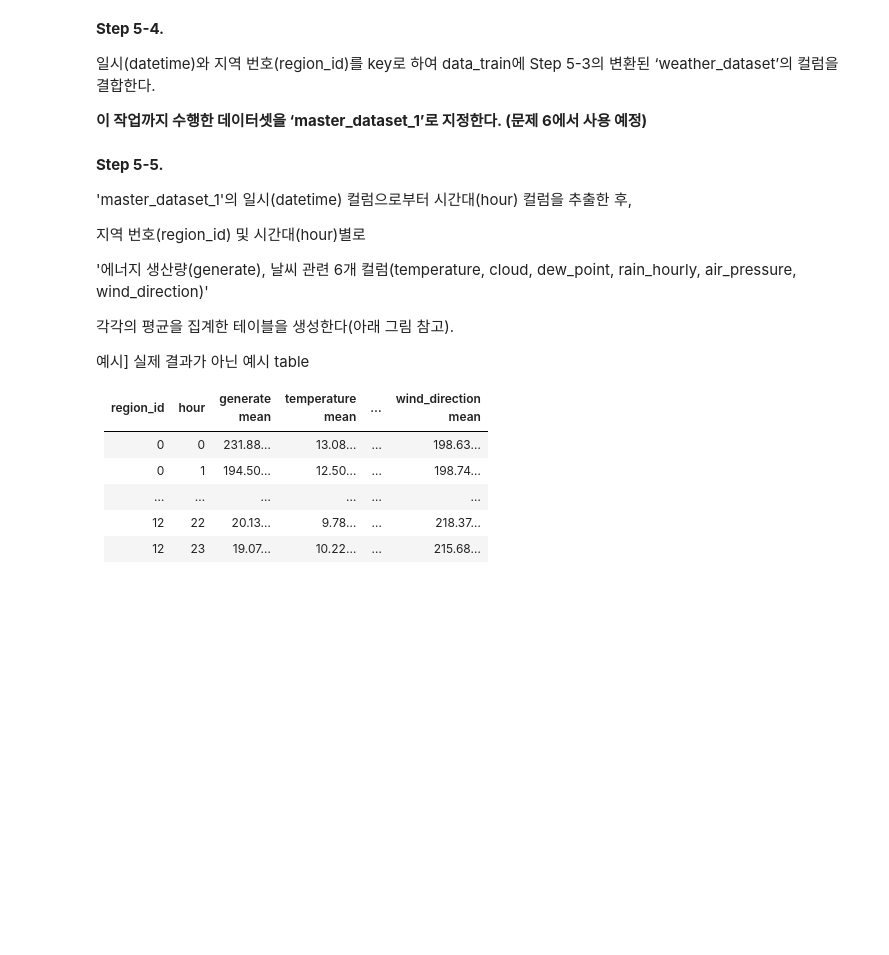
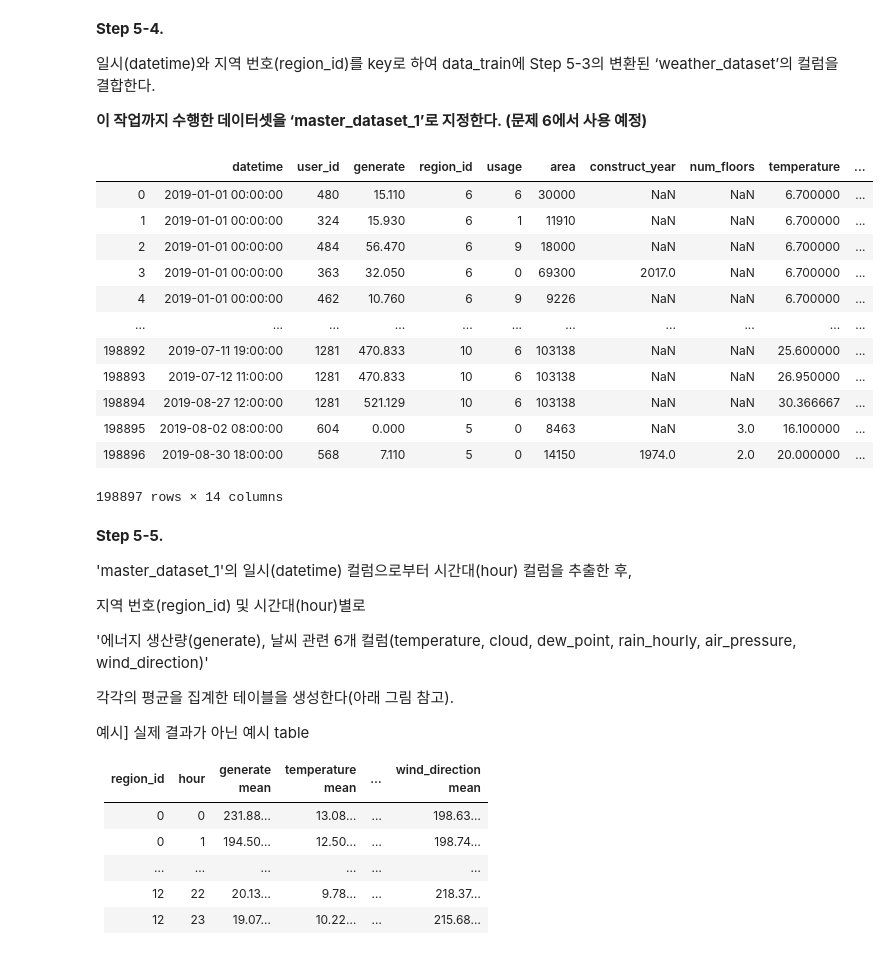
Before and after one commit to sunkusun9/prods_pro, a Jupyter notebook: prof2103_prob2.ipynb, the cells around one changed output. Cells and saved outputs as stored; diff of their text form; code cells hidden in the pictures; blank space fills up the shorter version.

````diff
--- a/prof2103_prob2.ipynb
+++ b/prof2103_prob2.ipynb
@@ -291,3 +363,7 @@ df_weather['cloud'] = pd.cut(
 지역 번호(region_id) 및 시간대(hour)별로 기온(temperature)의 평균을 집계한다.
 
 Hint. 13*24=312 Rows가 얻어진다.
+# %%
+s_temp_mean = df_weather.assign(hour=lambda x: x['datetime'].dt.hour)\
+        .groupby(['region_id', 'hour'])['temperature'].mean()
+s_temp_mean
@@ -319,3 +409,10 @@ datetime(변환 후)
 import datetime
 String type의 날짜를 datetime type으로 변환한 후, datetime.timedelta(hours=hour)을 가감하여 날짜 조정
 ```
+# %%
+import datetime
+# datetime.timedelta는 int64 타입을 지원하지 않습니다. python의 native 형변환을 해주면 됩니다.
+s_time = s_temp_mean.reset_index().groupby('region_id').apply(
+    lambda x: datetime.timedelta(hours=int(14 - x.set_index('hour')['temperature'].idxmax()))
+)
+s_time
@@ -321,0 +435,11 @@ String type의 날짜를 datetime type으로 변환한 후, datetime.timedelta(h
+# %%
+# pd.Timedelta을 사용할 수 있습니다.
+s_time = s_temp_mean.reset_index().groupby('region_id').apply(
+    lambda x: pd.Timedelta(hours=14 - x.set_index('hour')['temperature'].idxmax())
+)
+# %%
+# 기존 컬럼의 가산 연산이므로, 여러번 수행하면 값이 달라집니다.
+# 여러번 수행해도 문제 없도록 따로 데이터프레임을 만듭니다.
+df_weather_s = df_weather.copy()
+df_weather_s['datetime'] = df_weather_s['datetime'] + df_weather_s['region_id'].map(s_time)
+df_weather_s
@@ -325,6 +463,23 @@ String type의 날짜를 datetime type으로 변환한 후, datetime.timedelta(h
 일시(datetime)와 지역 번호(region_id)를 key로 하여 data_train에 Step 5-3의 변환된 ‘weather_dataset’의 컬럼을 결합한다.
 
 **이 작업까지 수행한 데이터셋을 ‘master_dataset_1’로 지정한다. (문제 6에서 사용 예정)**
+# %%
+df_master_dataset = df_data_train.merge(df_weather_s, on=['region_id', 'datetime'])
+df_master_dataset
+# %% [output]
+|  | datetime | user_id | generate | region_id | usage | area | construct_year | num_floors | temperature | ... |
+| 0 | 2019-01-01 00:00:00 | 480 | 15.110 | 6 | 6 | 30000 | NaN | NaN | 6.700000 | ... |
+| 1 | 2019-01-01 00:00:00 | 324 | 15.930 | 6 | 1 | 11910 | NaN | NaN | 6.700000 | ... |
+| 2 | 2019-01-01 00:00:00 | 484 | 56.470 | 6 | 9 | 18000 | NaN | NaN | 6.700000 | ... |
+| 3 | 2019-01-01 00:00:00 | 363 | 32.050 | 6 | 0 | 69300 | 2017.0 | NaN | 6.700000 | ... |
+| 4 | 2019-01-01 00:00:00 | 462 | 10.760 | 6 | 9 | 9226 | NaN | NaN | 6.700000 | ... |
+| ... | ... | ... | ... | ... | ... | ... | ... | ... | ... | ... |
+| 198892 | 2019-07-11 19:00:00 | 1281 | 470.833 | 10 | 6 | 103138 | NaN | NaN | 25.600000 | ... |
+| 198893 | 2019-07-12 11:00:00 | 1281 | 470.833 | 10 | 6 | 103138 | NaN | NaN | 26.950000 | ... |
+| 198894 | 2019-08-27 12:00:00 | 1281 | 521.129 | 10 | 6 | 103138 | NaN | NaN | 30.366667 | ... |
+| 198895 | 2019-08-02 08:00:00 | 604 | 0.000 | 5 | 0 | 8463 | NaN | 3.0 | 16.100000 | ... |
+| 198896 | 2019-08-30 18:00:00 | 568 | 7.110 | 5 | 0 | 14150 | 1974.0 | 2.0 | 20.000000 | ... |
+198897 rows × 14 columns
 # %% [markdown]
 **Step 5-5.**
 
````
Also changed, not shown: parts of 21 cells of this notebook.
